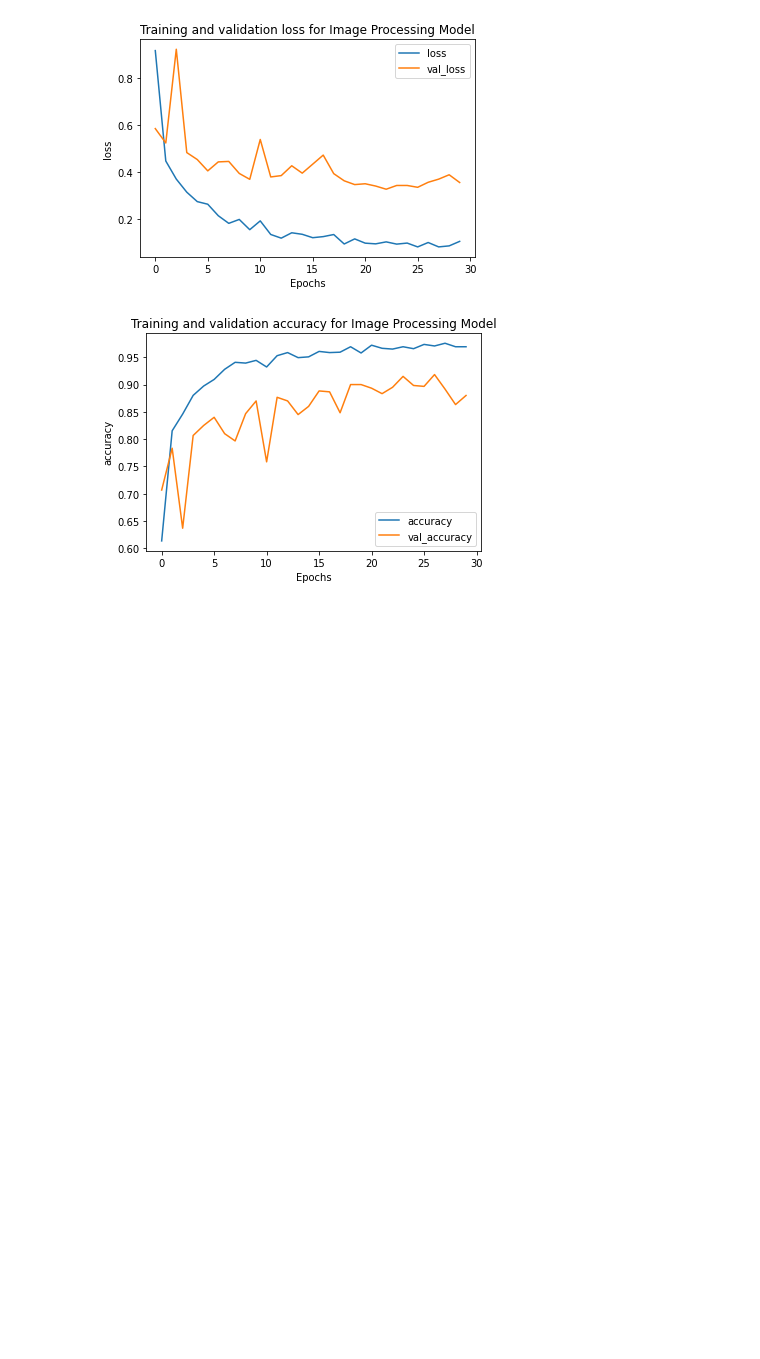
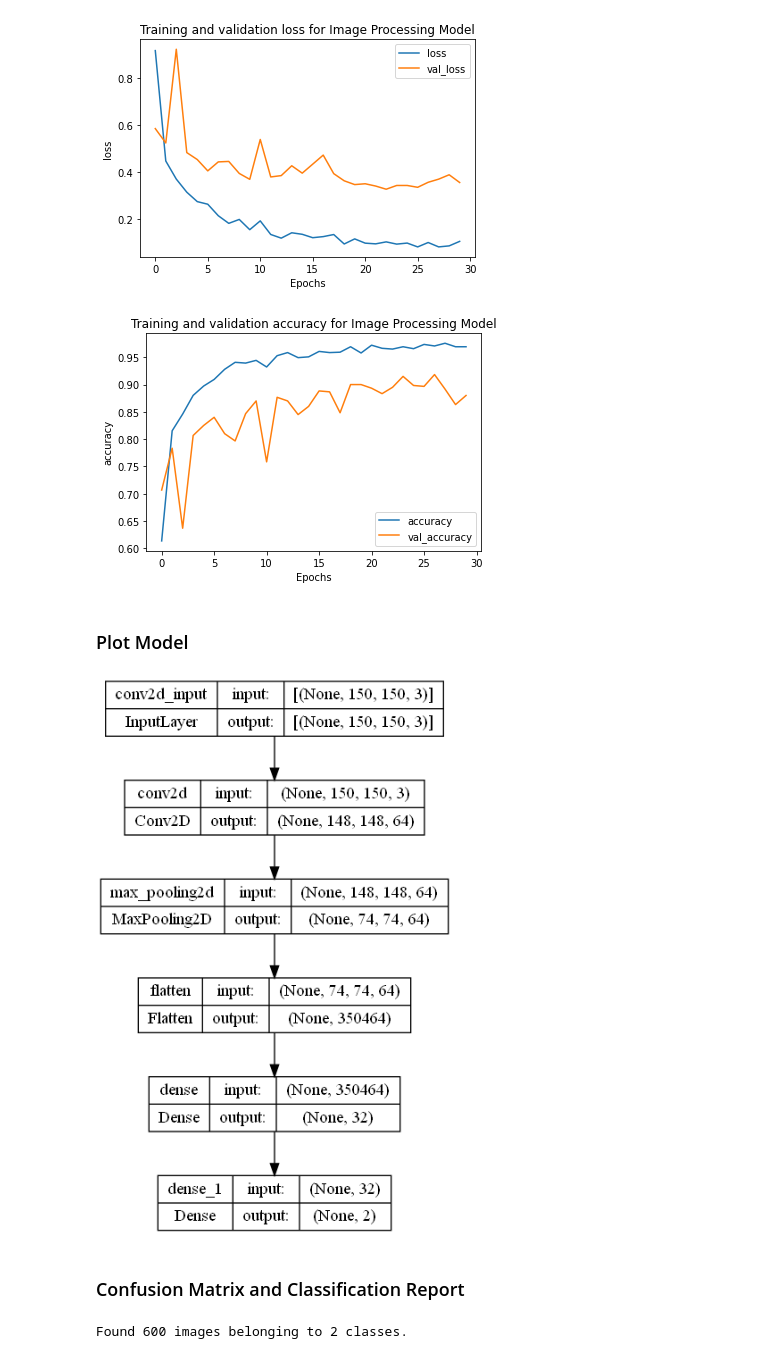
Before and after one commit to imamfirdaus-if/kasbaik, a Jupyter notebook: machine-learning/models/image-processing/image processing model.ipynb, the cells around one changed output. Drawn from its saved outputs; the diff is of its cells as text; code cells hidden in the pictures; blank space fills up the shorter version.

Commit message:
create plots and confusion matrix

```diff
--- a/machine-learning/models/image-processing/image processing model.ipynb
+++ b/machine-learning/models/image-processing/image processing model.ipynb
@@ -118,3 +122,26 @@ plot_graphs(history, "accuracy")
 # %% [output]
 [figure]
 [figure]
+# %%
+import tensorflow as tf
+final_model = tf.keras.models.load_model('./ktp_selfie_model_01.h5')
+# %% [markdown]
+### Plot Model
+# %%
+tf.keras.utils.plot_model(final_model, show_shapes=True)
+# %% [output]
+[figure, added]
+# %% [markdown]
+### Confusion Matrix and Classification Report
+# %%
+valid_generator = valid_datagen.flow_from_directory(
+    #train_data_dir, # same directory as training data
+    TRAINING_DATA_DIR,
+    target_size=(img_height, img_width),
+    batch_size= batch_size,
+    class_mode='categorical',
+    shuffle = False,
+    subset='validation'
+) # set as validation data
+# %% [output]
+Found 600 images belonging to 2 classes.
```
Also changed, not shown: parts of 2 cells of this notebook, 1 other file.
